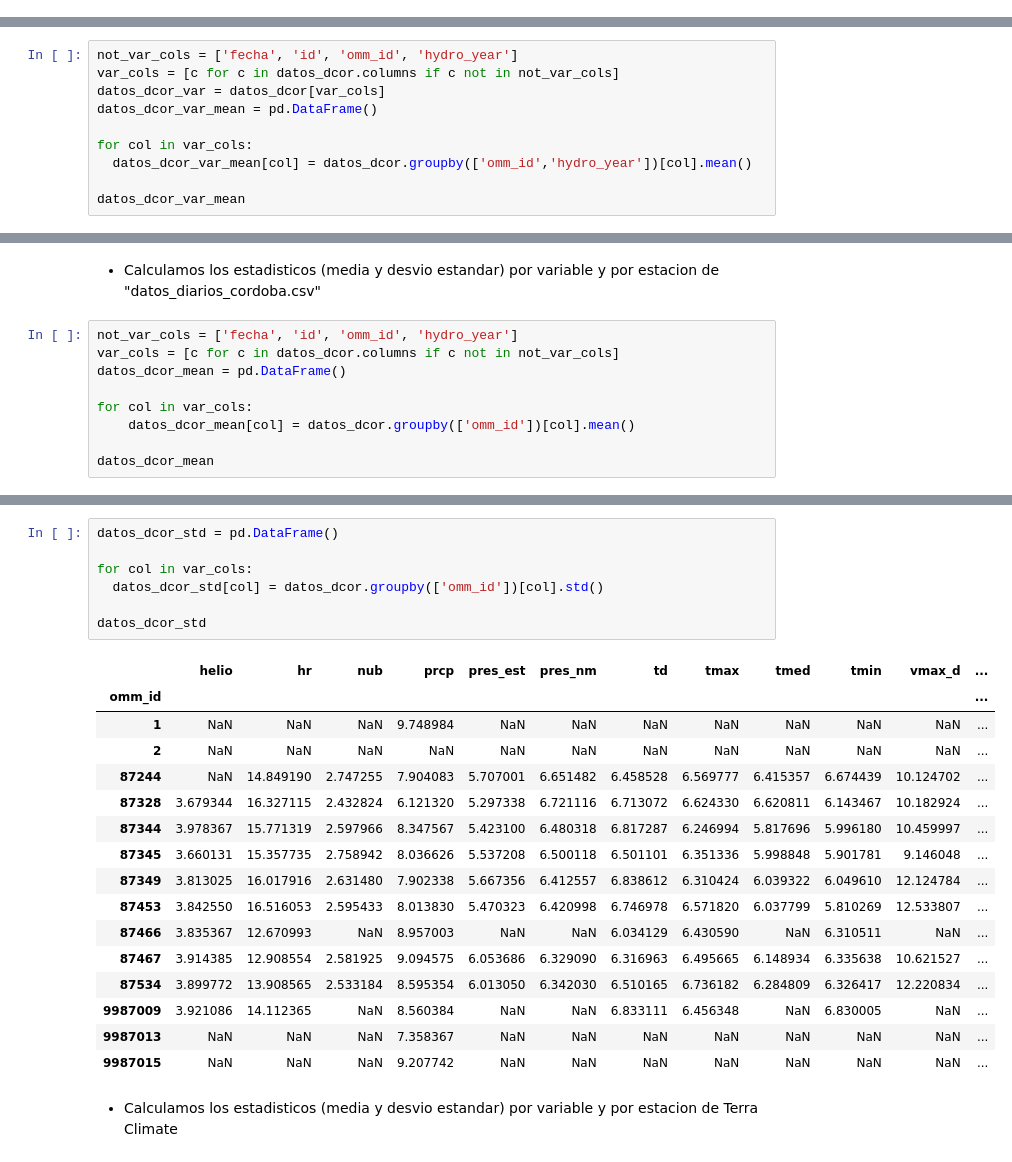
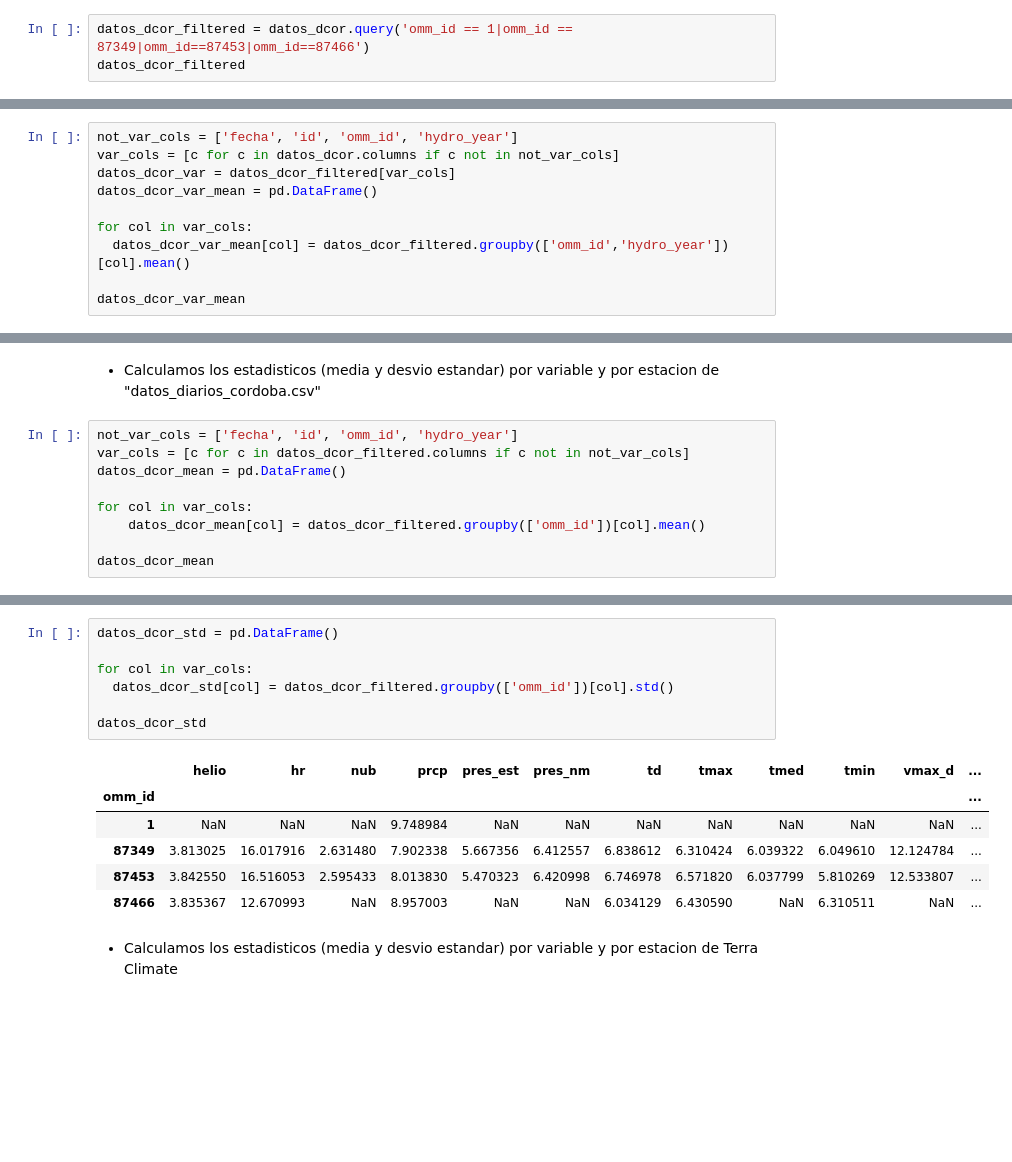
Before and after one commit to serantux/M_Predi_Lluvias_Extremas_10, a Jupyter notebook: TP2_Balbuena_Serrantes_Fonnegra_Velazquez.ipynb, the cells around one changed output, grey strips where cells are left out. Cells and saved outputs as stored; diff of their text form; blank space fills up the shorter version.

```diff
--- a/TP2_Balbuena_Serrantes_Fonnegra_Velazquez.ipynb
+++ b/TP2_Balbuena_Serrantes_Fonnegra_Velazquez.ipynb
@@ -566,0 +569,3 @@ datos_dcor
+# %%
+datos_dcor_filtered = datos_dcor.query('omm_id == 1|omm_id == 87349|omm_id==87453|omm_id==87466')
+datos_dcor_filtered
@@ -569,11 +588,11 @@ datos_dcor
 # %%
 not_var_cols = ['fecha', 'id', 'omm_id', 'hydro_year']
 var_cols = [c for c in datos_dcor.columns if c not in not_var_cols]
-datos_dcor_var = datos_dcor[var_cols]
+datos_dcor_var = datos_dcor_filtered[var_cols]
 datos_dcor_var_mean = pd.DataFrame()
 
 for col in var_cols:
-  datos_dcor_var_mean[col] = datos_dcor.groupby(['omm_id','hydro_year'])[col].mean()
+  datos_dcor_var_mean[col] = datos_dcor_filtered.groupby(['omm_id','hydro_year'])[col].mean()
 
 datos_dcor_var_mean
 # %% [output]
@@ -595,11 +614,11 @@ datos_dcor_var_mean
 * Calculamos los estadisticos (media y desvio estandar) por variable y por estacion de "datos_diarios_cordoba.csv"
 # %%
 not_var_cols = ['fecha', 'id', 'omm_id', 'hydro_year']
-var_cols = [c for c in datos_dcor.columns if c not in not_var_cols]
+var_cols = [c for c in datos_dcor_filtered.columns if c not in not_var_cols]
 datos_dcor_mean = pd.DataFrame()
 
 for col in var_cols:
-    datos_dcor_mean[col] = datos_dcor.groupby(['omm_id'])[col].mean()
+    datos_dcor_mean[col] = datos_dcor_filtered.groupby(['omm_id'])[col].mean()
 
 datos_dcor_mean
 # %% [output]
@@ -607,27 +631,17 @@ SyntaxError: ignored
 # %%
 datos_dcor_std = pd.DataFrame()
 
 for col in var_cols:
-  datos_dcor_std[col] = datos_dcor.groupby(['omm_id'])[col].std()
+  datos_dcor_std[col] = datos_dcor_filtered.groupby(['omm_id'])[col].std()
 
 datos_dcor_std
 # %% [output]
 |  | helio | hr | nub | prcp | pres_est | pres_nm | td | tmax | tmed | tmin | vmax_d | ... |
 | omm_id |  |  |  |  |  |  |  |  |  |  |  | ... |
 | 1 | NaN | NaN | NaN | 9.748984 | NaN | NaN | NaN | NaN | NaN | NaN | NaN | ... |
-| 2 | NaN | NaN | NaN | NaN | NaN | NaN | NaN | NaN | NaN | NaN | NaN | ... |
-| 87244 | NaN | 14.849190 | 2.747255 | 7.904083 | 5.707001 | 6.651482 | 6.458528 | 6.569777 | 6.415357 | 6.674439 | 10.124702 | ... |
-| 87328 | 3.679344 | 16.327115 | 2.432824 | 6.121320 | 5.297338 | 6.721116 | 6.713072 | 6.624330 | 6.620811 | 6.143467 | 10.182924 | ... |
-| 87344 | 3.978367 | 15.771319 | 2.597966 | 8.347567 | 5.423100 | 6.480318 | 6.817287 | 6.246994 | 5.817696 | 5.996180 | 10.459997 | ... |
-| 87345 | 3.660131 | 15.357735 | 2.758942 | 8.036626 | 5.537208 | 6.500118 | 6.501101 | 6.351336 | 5.998848 | 5.901781 | 9.146048 | ... |
 | 87349 | 3.813025 | 16.017916 | 2.631480 | 7.902338 | 5.667356 | 6.412557 | 6.838612 | 6.310424 | 6.039322 | 6.049610 | 12.124784 | ... |
 | 87453 | 3.842550 | 16.516053 | 2.595433 | 8.013830 | 5.470323 | 6.420998 | 6.746978 | 6.571820 | 6.037799 | 5.810269 | 12.533807 | ... |
 | 87466 | 3.835367 | 12.670993 | NaN | 8.957003 | NaN | NaN | 6.034129 | 6.430590 | NaN | 6.310511 | NaN | ... |
-| 87467 | 3.914385 | 12.908554 | 2.581925 | 9.094575 | 6.053686 | 6.329090 | 6.316963 | 6.495665 | 6.148934 | 6.335638 | 10.621527 | ... |
-| 87534 | 3.899772 | 13.908565 | 2.533184 | 8.595354 | 6.013050 | 6.342030 | 6.510165 | 6.736182 | 6.284809 | 6.326417 | 12.220834 | ... |
-| 9987009 | 3.921086 | 14.112365 | NaN | 8.560384 | NaN | NaN | 6.833111 | 6.456348 | NaN | 6.830005 | NaN | ... |
-| 9987013 | NaN | NaN | NaN | 7.358367 | NaN | NaN | NaN | NaN | NaN | NaN | NaN | ... |
-| 9987015 | NaN | NaN | NaN | 9.207742 | NaN | NaN | NaN | NaN | NaN | NaN | NaN | ... |
 # %% [markdown]
 * Calculamos los estadisticos (media y desvio estandar) por variable y por estacion de Terra Climate
 # %%
```
Also changed, not shown: parts of 5 cells of this notebook.
